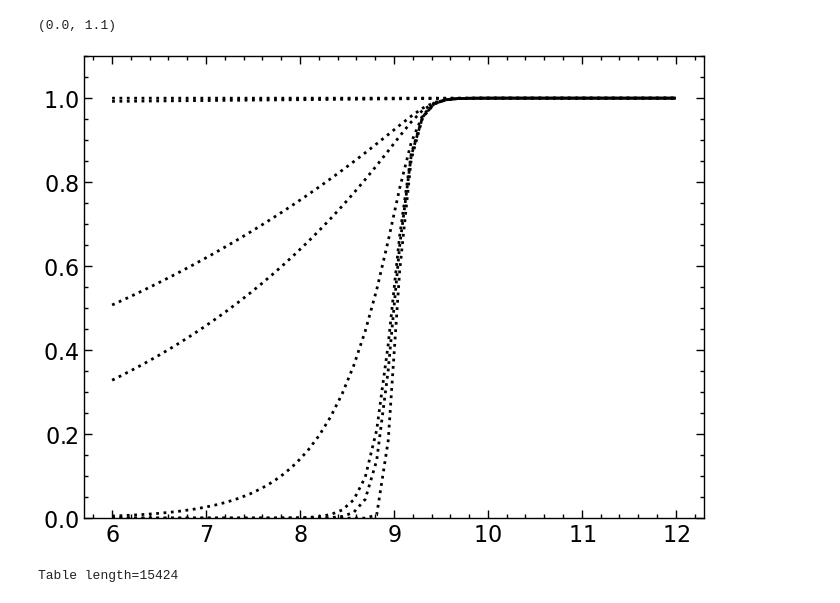
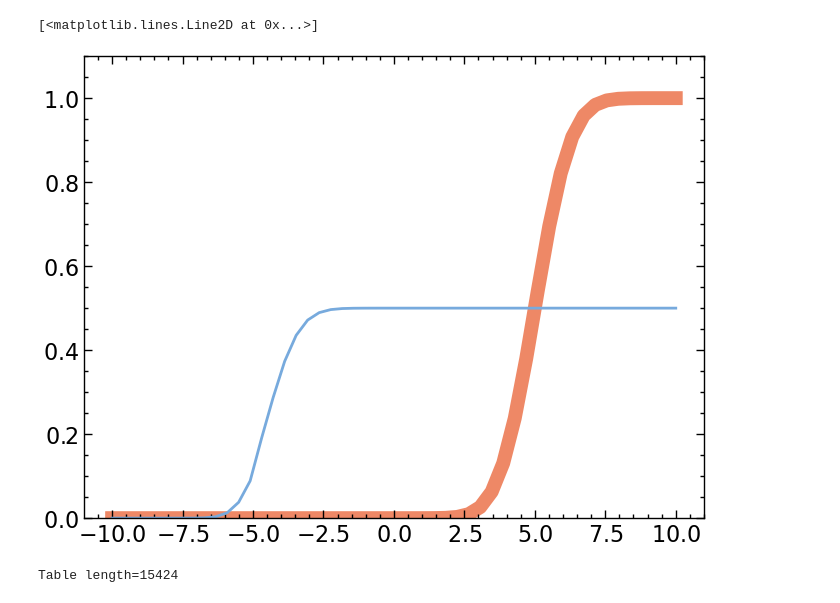
Before and after one commit to burke86/imbh_demographics, a Jupyter notebook: vla.ipynb, the cells around one changed output. Drawn from its saved outputs; the diff is of its cells as text; code cells hidden in the pictures.

```diff
--- a/vla.ipynb
+++ b/vla.ipynb
@@ -26,20 +26,20 @@ import scienceplots
 
 plt.style.use(['science', 'no-latex', 'notebook', 'light'])
 # %%
-xx = np.linspace(6, 12)
+yy = np.linspace(-10, 10)
+dyI = .1
+logL_SF = 10
+I = [np.trapz((1 - st.norm.sf(np.arange(-10, yi, dyI) - -5, scale=1))*st.norm.pdf(np.arange(-10, yi, dyI) - -5, scale=1), dx=dyI) for i, yi in enumerate(yy)]
 
-x0 = 9
-theta2 = 10
-#s = .5
+plt.plot(yy, I)
+plt.ylim(0, 1.1)
 
-for s in [0.1, 1, 1.5, 6, 30, 50, 5000, 500000]:
-    focc = 1/(1 + s * np.exp(-theta2*(xx - x0)))**(1/s)
-    plt.plot(xx, focc, color='k', linestyle='dotted')
+plt.plot(yy, (1-st.norm.sf(yy- -5))*st.norm.cdf(yy-5), lw=10, zorder=-1)
 
-plt.ylim(0, 1.1)
+# This is valid when logLX - alpha - beta x < 3sigma
 # %% [output]
-(0.0, 1.1)
+[<matplotlib.lines.Line2D at 0x...>]
-[figure, old version]
+[figure, new version]
 # %%
 def f_X(x, x0, f_a=1, delta=1, theta=2.5):
 
```
Also changed, not shown: parts of 20 cells of this notebook, 1 other file.
